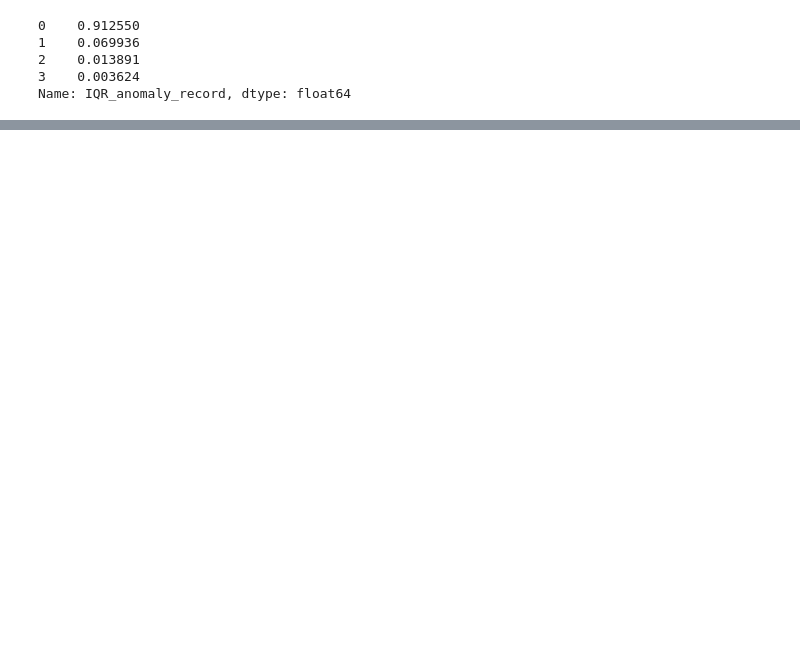
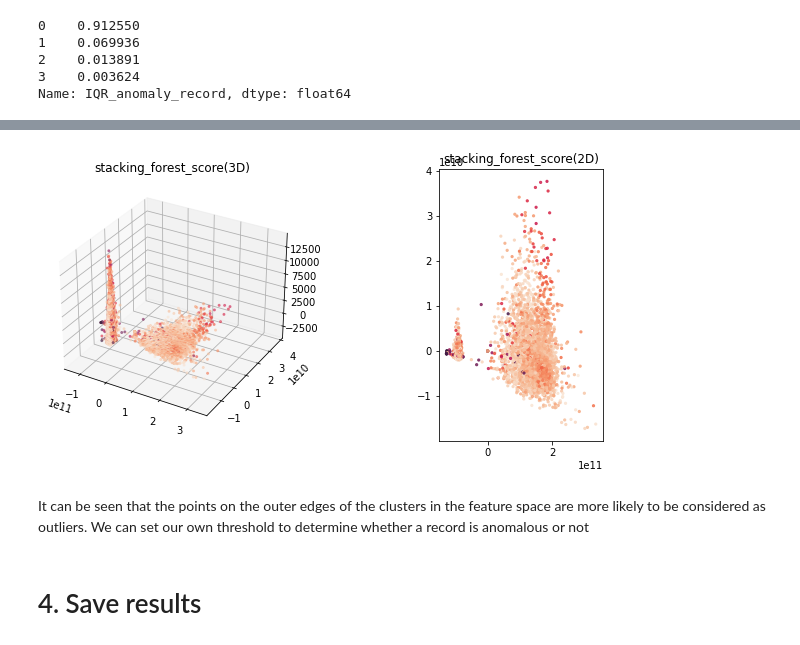
Before and after one commit to petitepepper/Anomaly-Detection_BYOND, a Jupyter notebook: 2_Evaluation.ipynb, the cells around one changed output, grey strips where cells are left out. Drawn from its saved outputs; the diff is of its cells as text; code cells hidden in the pictures; blank space fills up the shorter version.

Commit message:
[update]evaluation of stacking

```diff
--- a/2_Evaluation.ipynb
+++ b/2_Evaluation.ipynb
@@ -222,0 +225,7 @@ anomaly_visualization(df_features,df['IQR_anomaly_record'],'IQR_anomaly_record')
+# %%
+from sklearn.ensemble import IsolationForest
+
+forest = IsolationForest(random_state=42)
+forest.fit(df_matrics)
+stacking_forest_score = -1 * forest.score_samples(df_matrics)
+stacking_forest_score
@@ -222,0 +235,3 @@ anomaly_visualization(df_features,df['IQR_anomaly_record'],'IQR_anomaly_record')
+# %%
+df['stacking_forest_score'] = stacking_forest_score
+df['stacking_forest_score'].describe()
@@ -222,0 +248,9 @@ anomaly_visualization(df_features,df['IQR_anomaly_record'],'IQR_anomaly_record')
+# %%
+anomaly_visualization(df_features,df['stacking_forest_score'],"stacking_forest_score")
+# %% [output]
+[figure, added]
+# %% [markdown]
+It can be seen that the points on the outer edges of the clusters in the feature space are more likely to be considered as outliers.
+We can set our own threshold to determine whether a record is anomalous or not
+# %% [markdown]
+# 4. Save results
```
Also changed, not shown: parts of 13 cells of this notebook, 1 other file.
